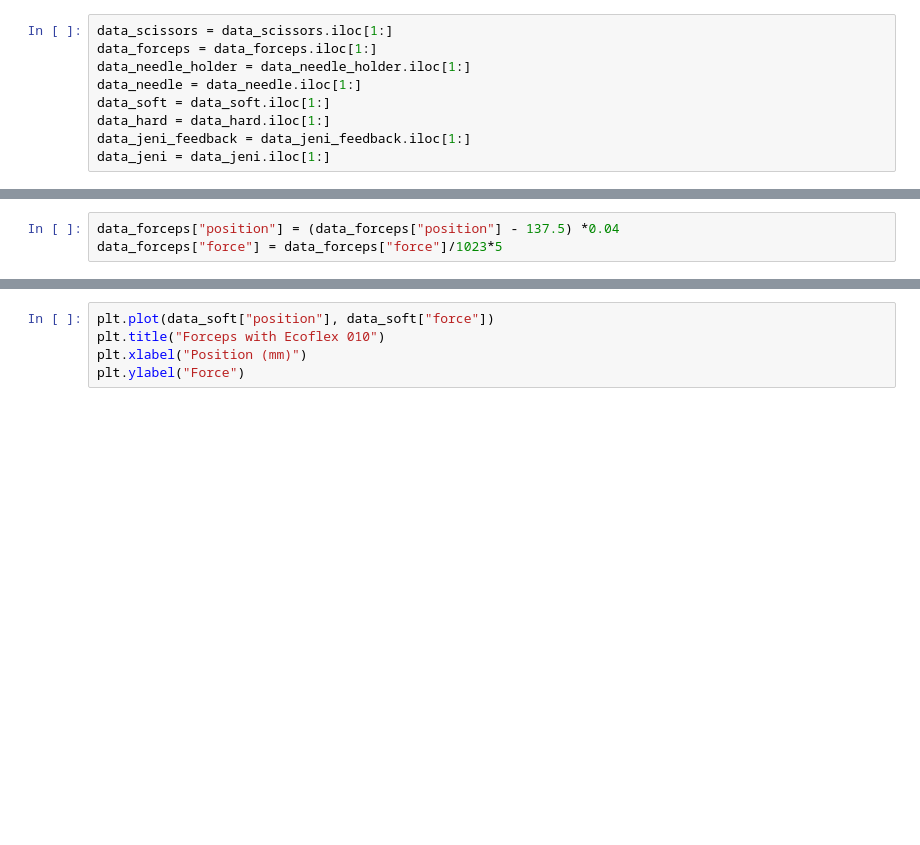
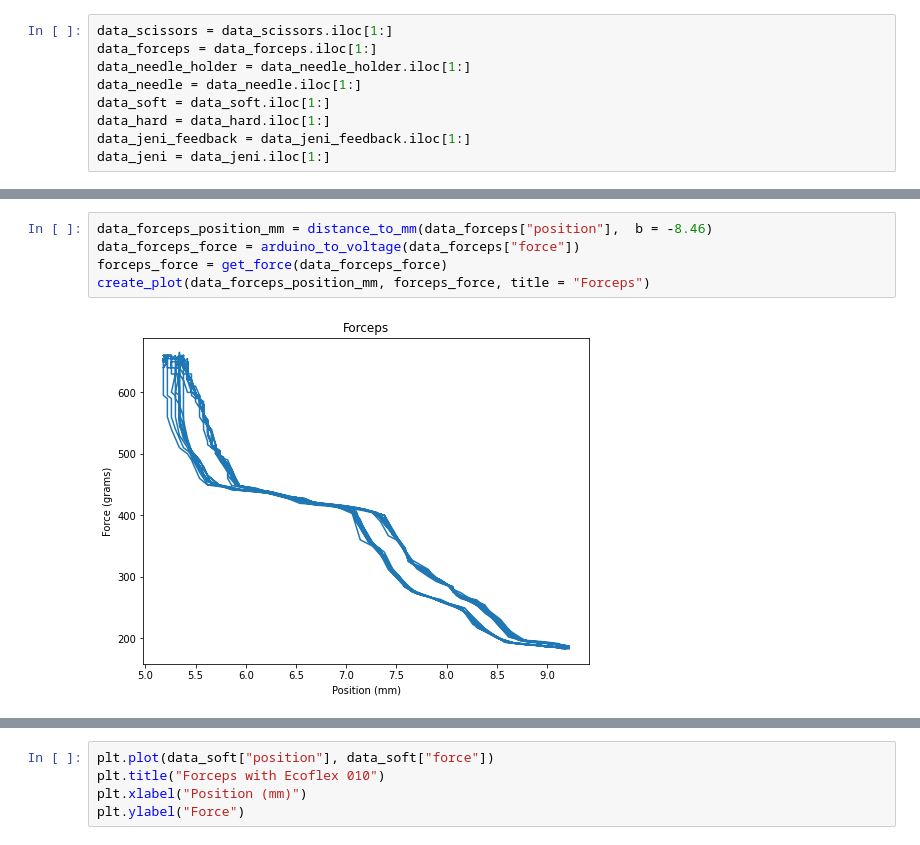
Before and after one commit to Jenirethvanessa/robotic_end-effector, a Jupyter notebook: forceplots.ipynb, the cells around one changed output, grey strips where cells are left out. Cells and saved outputs as stored; diff of their text form; blank space fills up the shorter version.

```diff
--- a/forceplots.ipynb
+++ b/forceplots.ipynb
@@ -95,3 +56,0 @@ memory usage: 66.5 KB
-# %%
-data_forceps["position"] = (data_forceps["position"] - 137.5) *0.04
-data_forceps["force"] = data_forceps["force"]/1023*5
@@ -105,0 +64,7 @@ Text(0, 0.5, 'Force')
+# %%
+data_forceps_position_mm = distance_to_mm(data_forceps["position"],  b = -8.46)
+data_forceps_force = arduino_to_voltage(data_forceps["force"])
+forceps_force = get_force(data_forceps_force)
+create_plot(data_forceps_position_mm, forceps_force, title = "Forceps")
+# %% [output]
+[figure, added]
```
Also changed, not shown: parts of 25 cells of this notebook, 4 other files.
